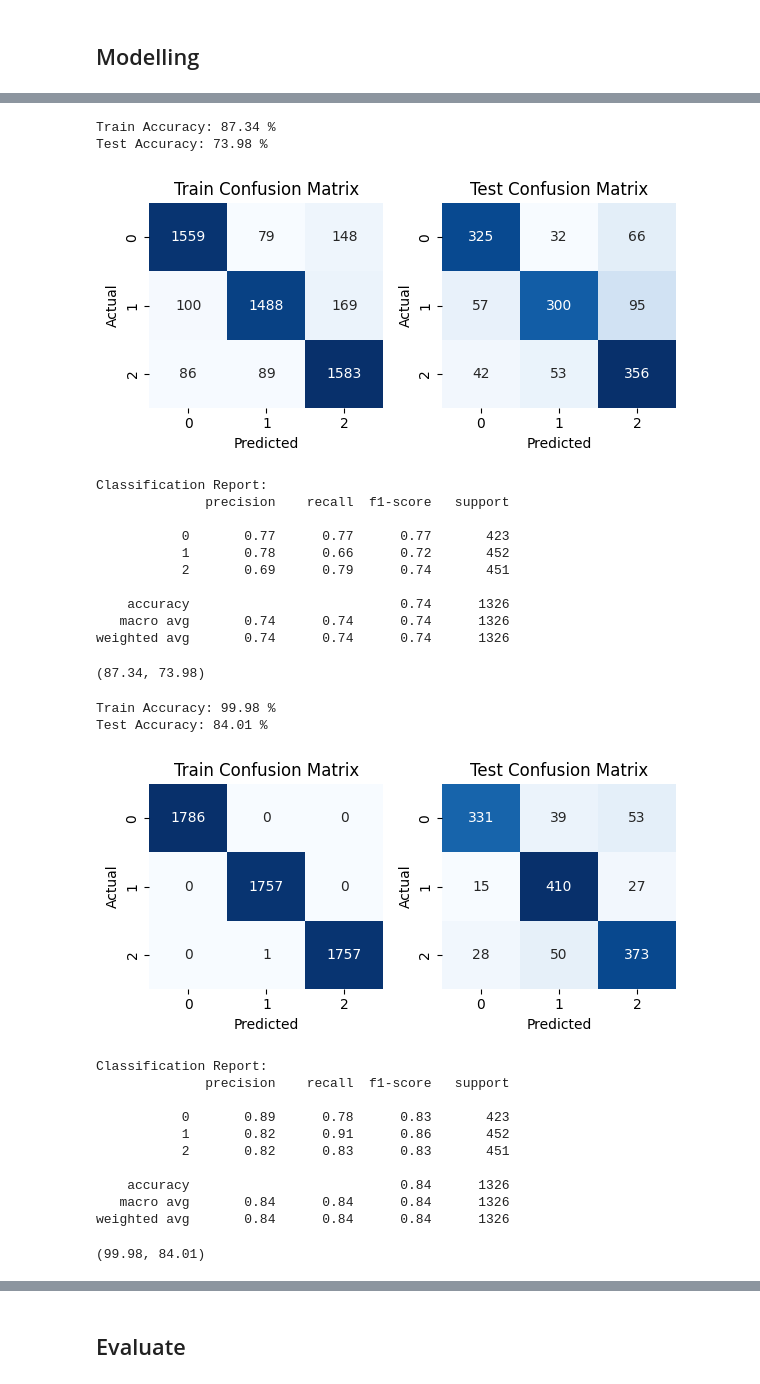
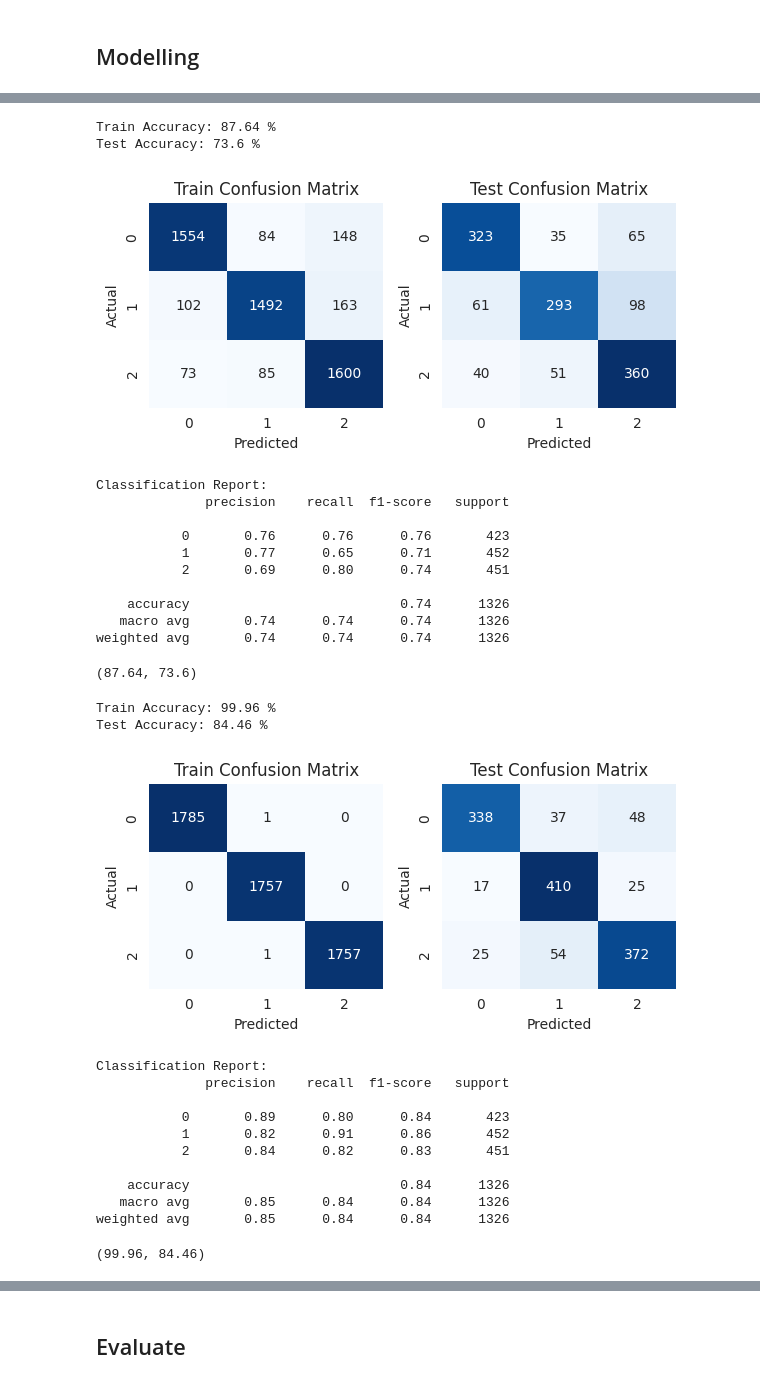
Before and after one commit to SyarifulMsth/Student-Dropout-Analysis-and-Prediction, a Jupyter notebook: Student_Performances_Analysis.ipynb, the cells around one changed output, grey strips where cells are left out. Saved outputs shown, nothing was run; the diff lists cells and outputs as text; code cells hidden in the pictures.

```diff
--- a/Student_Performances_Analysis.ipynb
+++ b/Student_Performances_Analysis.ipynb
@@ -346,0 +326,12 @@ Pada visualisasi di atas dapat diketahui bahwa jumlah siswa yang dropout sebesar
+# %%
+status_counts = eda_df.groupby(['Status', 'Gender']).size().reset_index(name='Total Students')
+sns.set_style("whitegrid")
+
+
+plt.figure(figsize=(12, 8))
+sns.barplot(x='Status', y='Total Students', hue='Gender', data=status_counts, palette=['#EF476F', '#06D6A0'])
+plt.xlabel('Status')
+plt.ylabel('Total Students')
+plt.title('Total Students Based on Status and Gender')
+plt.legend(title='Gender', loc='upper right')
+plt.show()
@@ -513,41 +733,41 @@ knnModel = KNeighborsClassifier(n_neighbors=3)
 
 train_and_evaluate_model(knnModel, X_train_prepared, y_train, X_test_prepared, y_test)
 # %% [output]
-Train Accuracy: 87.34 %
-Test Accuracy: 73.98 %
+Train Accuracy: 87.64 %
+Test Accuracy: 73.6 %
-[figure, old version]
+[figure, new version]
 Classification Report:
               precision    recall  f1-score   support
 
-           0       0.77      0.77      0.77       423
-           1       0.78      0.66      0.72       452
-           2       0.69      0.79      0.74       451
+           0       0.76      0.76      0.76       423
+           1       0.77      0.65      0.71       452
+           2       0.69      0.80      0.74       451
 
     accuracy                           0.74      1326
    macro avg       0.74      0.74      0.74      1326
 weighted avg       0.74      0.74      0.74      1326
-(87.34, 73.98)
+(87.64, 73.6)
 # %%
 # XGBoost
 from xgboost import XGBClassifier
-xgbModel = XGBClassifier(tree_method='gpu_hist')
+xgbModel = XGBClassifier(tree_method='hist')
 
 train_and_evaluate_model(xgbModel, X_train_prepared, y_train, X_test_prepared, y_test)
 # %% [output]
-Train Accuracy: 99.98 %
-Test Accuracy: 84.01 %
+Train Accuracy: 99.96 %
+Test Accuracy: 84.46 %
-[figure, old version]
+[figure, new version]
 Classification Report:
               precision    recall  f1-score   support
 
-           0       0.89      0.78      0.83       423
+           0       0.89      0.80      0.84       423
            1       0.82      0.91      0.86       452
-           2       0.82      0.83      0.83       451
+           2       0.84      0.82      0.83       451
 
     accuracy                           0.84      1326
-   macro avg       0.84      0.84      0.84      1326
-weighted avg       0.84      0.84      0.84      1326
+   macro avg       0.85      0.84      0.84      1326
+weighted avg       0.85      0.84      0.84      1326
-(99.98, 84.01)
+(99.96, 84.46)
 # %%
 # support vector machine model
 from sklearn import svm
```
Also changed, not shown: parts of 35 cells of this notebook.
